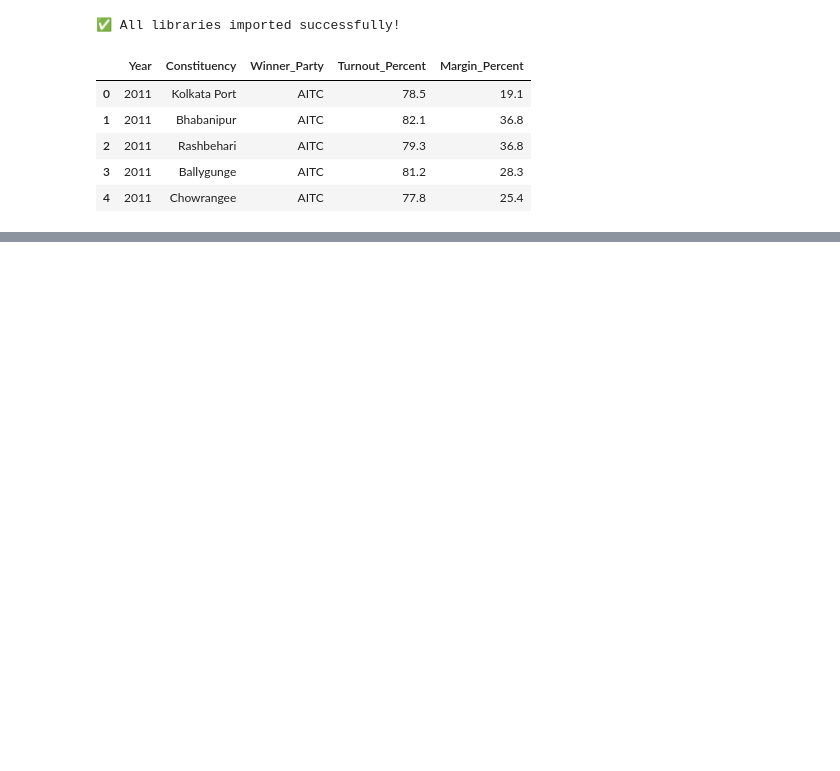
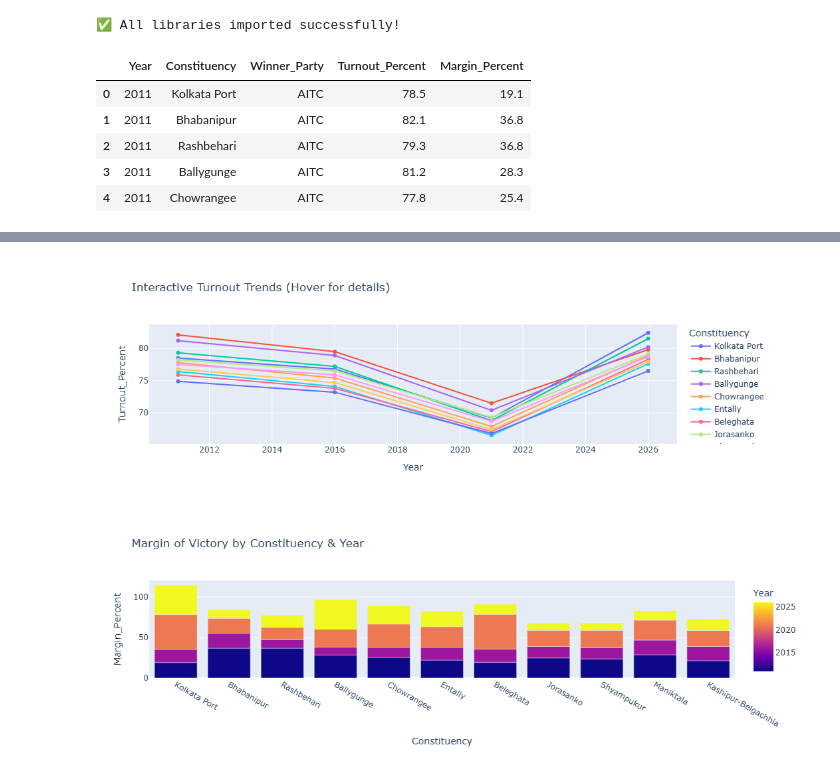
Before and after one commit to Sadiqua-Zama/Vote-Map, a Jupyter notebook: Vote_map.ipynb, the cells around one changed output, grey strips where cells are left out. Saved outputs shown, nothing was run; the diff lists cells and outputs as text; code cells hidden in the pictures; blank space fills up the shorter version.

```diff
--- a/Vote_map.ipynb
+++ b/Vote_map.ipynb
@@ -58,0 +161,15 @@ df.head()
+# %%
+# Interactive Turnout Comparison
+fig1 = px.line(df, x='Year', y='Turnout_Percent', color='Constituency',
+               title='Interactive Turnout Trends (Hover for details)',
+               markers=True)
+fig1.show()
+
+# Margin Comparison
+fig2 = px.bar(df, x='Constituency', y='Margin_Percent', color='Year',
+              title='Margin of Victory by Constituency & Year',
+              barmode='group')
+fig2.show()
+# %% [output]
+[figure, added]
+[figure, added]
```
Also changed, not shown: parts of 11 cells of this notebook, 1 other file.
